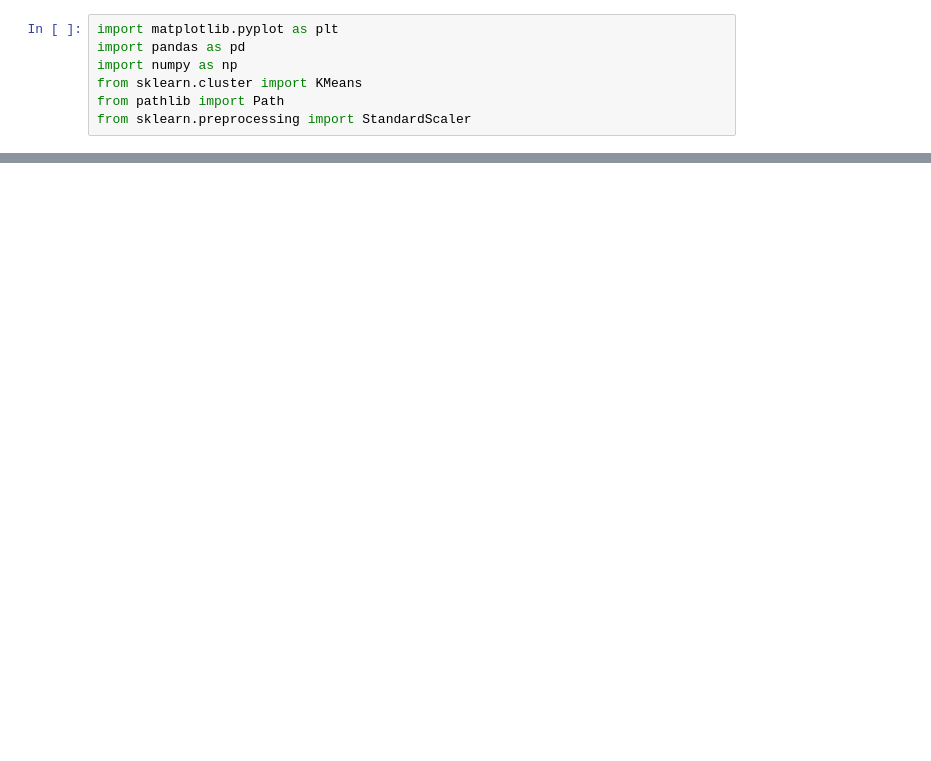
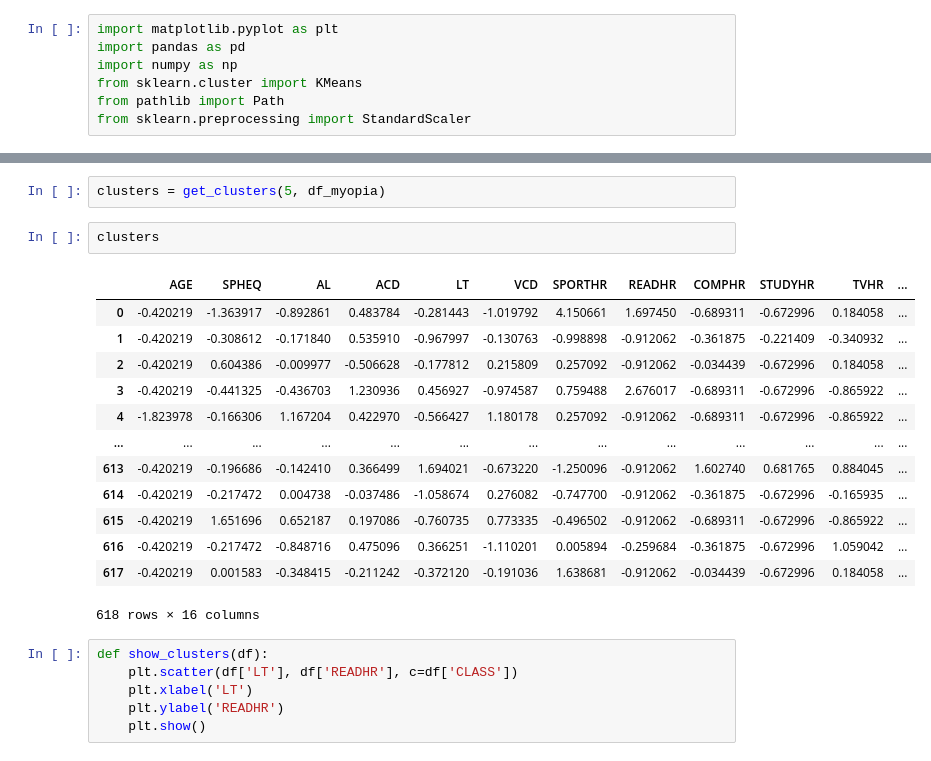
Before and after one commit to jfraz027/Unsupervised-Learning, a Jupyter notebook: Part3Perform.ipynb, the cells around one changed output, grey strips where cells are left out. Cells and saved outputs as stored; diff of their text form; blank space fills up the shorter version.

```diff
--- a/Part3Perform.ipynb
+++ b/Part3Perform.ipynb
@@ -90,0 +106,24 @@ plt.show()
+# %%
+clusters = get_clusters(5, df_myopia)
+# %%
+clusters
+# %% [output]
+|  | AGE | SPHEQ | AL | ACD | LT | VCD | SPORTHR | READHR | COMPHR | STUDYHR | TVHR | ... |
+| 0 | -0.420219 | -1.363917 | -0.892861 | 0.483784 | -0.281443 | -1.019792 | 4.150661 | 1.697450 | -0.689311 | -0.672996 | 0.184058 | ... |
+| 1 | -0.420219 | -0.308612 | -0.171840 | 0.535910 | -0.967997 | -0.130763 | -0.998898 | -0.912062 | -0.361875 | -0.221409 | -0.340932 | ... |
+| 2 | -0.420219 | 0.604386 | -0.009977 | -0.506628 | -0.177812 | 0.215809 | 0.257092 | -0.912062 | -0.034439 | -0.672996 | 0.184058 | ... |
+| 3 | -0.420219 | -0.441325 | -0.436703 | 1.230936 | 0.456927 | -0.974587 | 0.759488 | 2.676017 | -0.689311 | -0.672996 | -0.865922 | ... |
+| 4 | -1.823978 | -0.166306 | 1.167204 | 0.422970 | -0.566427 | 1.180178 | 0.257092 | -0.912062 | -0.689311 | -0.672996 | -0.865922 | ... |
+| ... | ... | ... | ... | ... | ... | ... | ... | ... | ... | ... | ... | ... |
+| 613 | -0.420219 | -0.196686 | -0.142410 | 0.366499 | 1.694021 | -0.673220 | -1.250096 | -0.912062 | 1.602740 | 0.681765 | 0.884045 | ... |
+| 614 | -0.420219 | -0.217472 | 0.004738 | -0.037486 | -1.058674 | 0.276082 | -0.747700 | -0.912062 | -0.361875 | -0.672996 | -0.165935 | ... |
+| 615 | -0.420219 | 1.651696 | 0.652187 | 0.197086 | -0.760735 | 0.773335 | -0.496502 | -0.912062 | -0.689311 | -0.672996 | -0.865922 | ... |
+| 616 | -0.420219 | -0.217472 | -0.848716 | 0.475096 | 0.366251 | -1.110201 | 0.005894 | -0.259684 | -0.361875 | -0.672996 | 1.059042 | ... |
+| 617 | -0.420219 | 0.001583 | -0.348415 | -0.211242 | -0.372120 | -0.191036 | 1.638681 | -0.912062 | -0.034439 | -0.672996 | 0.184058 | ... |
+618 rows × 16 columns
+# %%
+def show_clusters(df):
+    plt.scatter(df['LT'], df['READHR'], c=df['CLASS'])
+    plt.xlabel('LT')
+    plt.ylabel('READHR')
+    plt.show()
```
Also changed, not shown: parts of 9 cells of this notebook, 3 other files.
